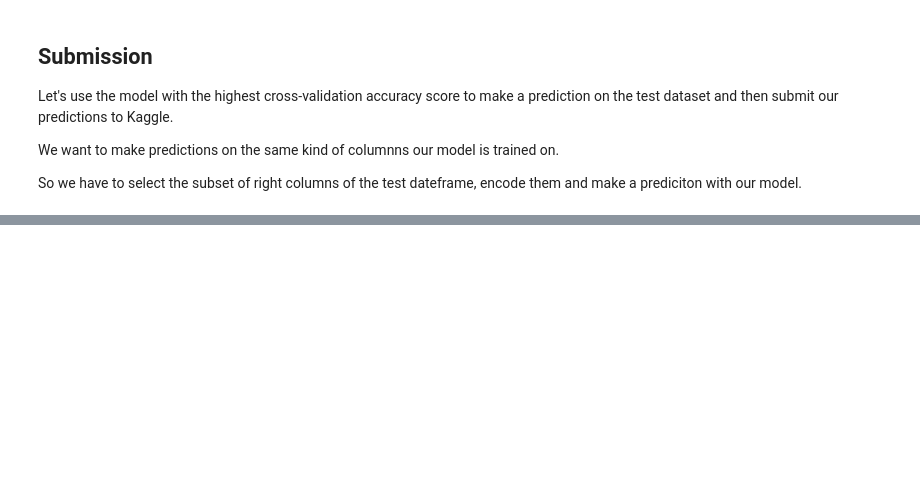
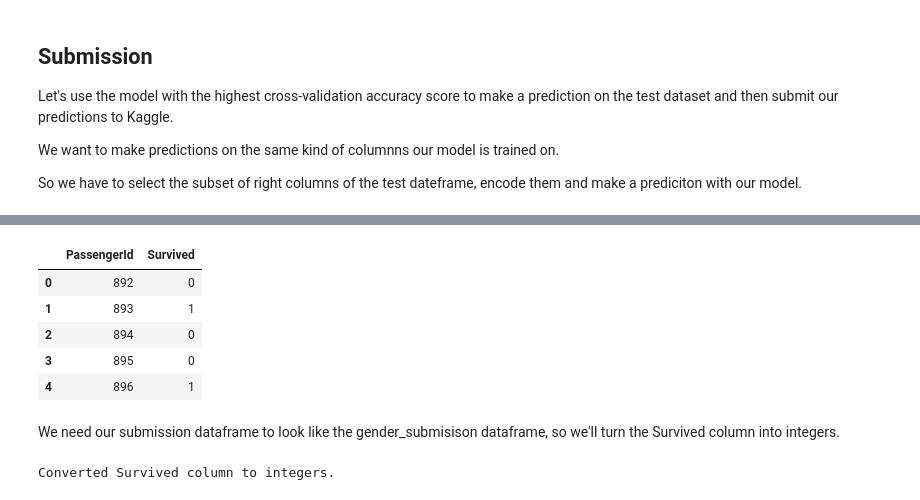
Before and after one commit to tejeshreddy/kaggle-notebooks, a Jupyter notebook: titanic-ml-disaster/titanic-analysis.ipynb, the cells around one changed output, grey strips where cells are left out. Cells and saved outputs as stored; diff of their text form; code cells hidden in the pictures; blank space fills up the shorter version.

```diff
--- a/titanic-ml-disaster/titanic-analysis.ipynb
+++ b/titanic-ml-disaster/titanic-analysis.ipynb
@@ -1095,0 +1135,18 @@ So we have to select the subset of right columns of the test dateframe, encode t
+# %%
+# What does our submission have to look like?
+gender_submission.head()
+# %% [output]
+|  | PassengerId | Survived |
+| 0 | 892 | 0 |
+| 1 | 893 | 1 |
+| 2 | 894 | 0 |
+| 3 | 895 | 0 |
+| 4 | 896 | 1 |
+# %% [markdown]
+We need our submission dataframe to look like the gender_submisison dataframe, so we'll turn the Survived column into integers.
+# %%
+# Let's convert our submission dataframe 'Survived' column to ints
+submission['Survived'] = submission['Survived'].astype(int)
+print('Converted Survived column to integers.')
+# %% [output]
+Converted Survived column to integers.
```
Also changed, not shown: parts of 32 cells of this notebook.
